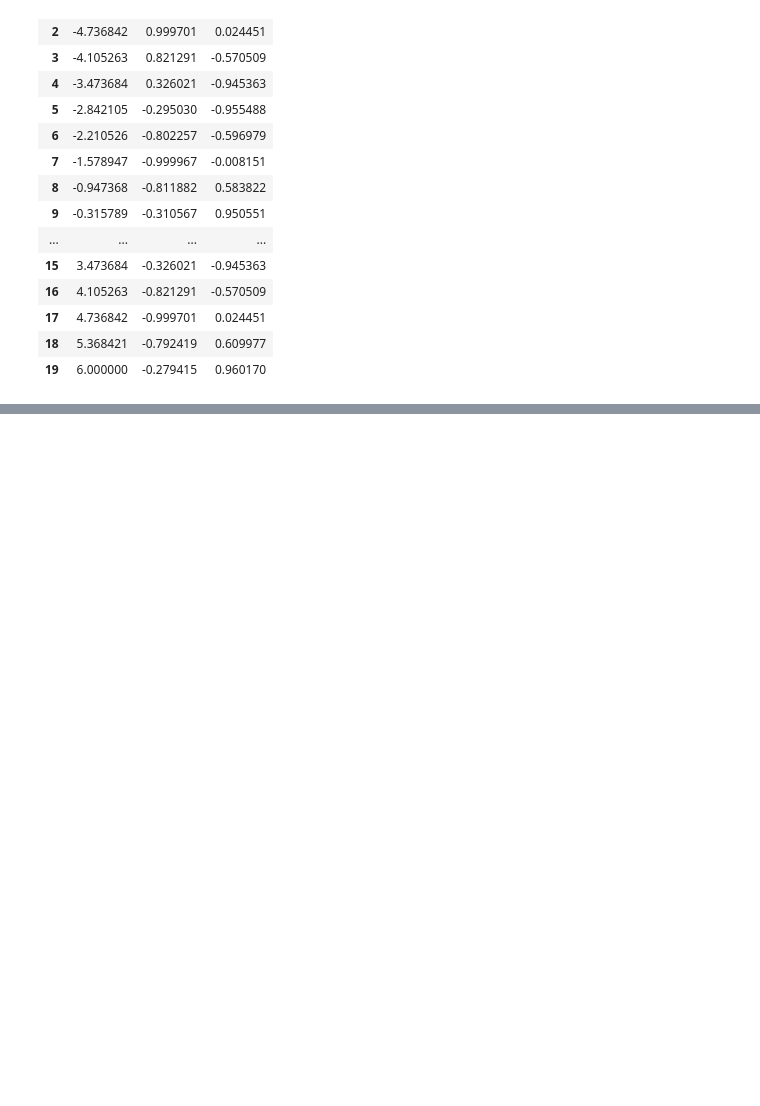
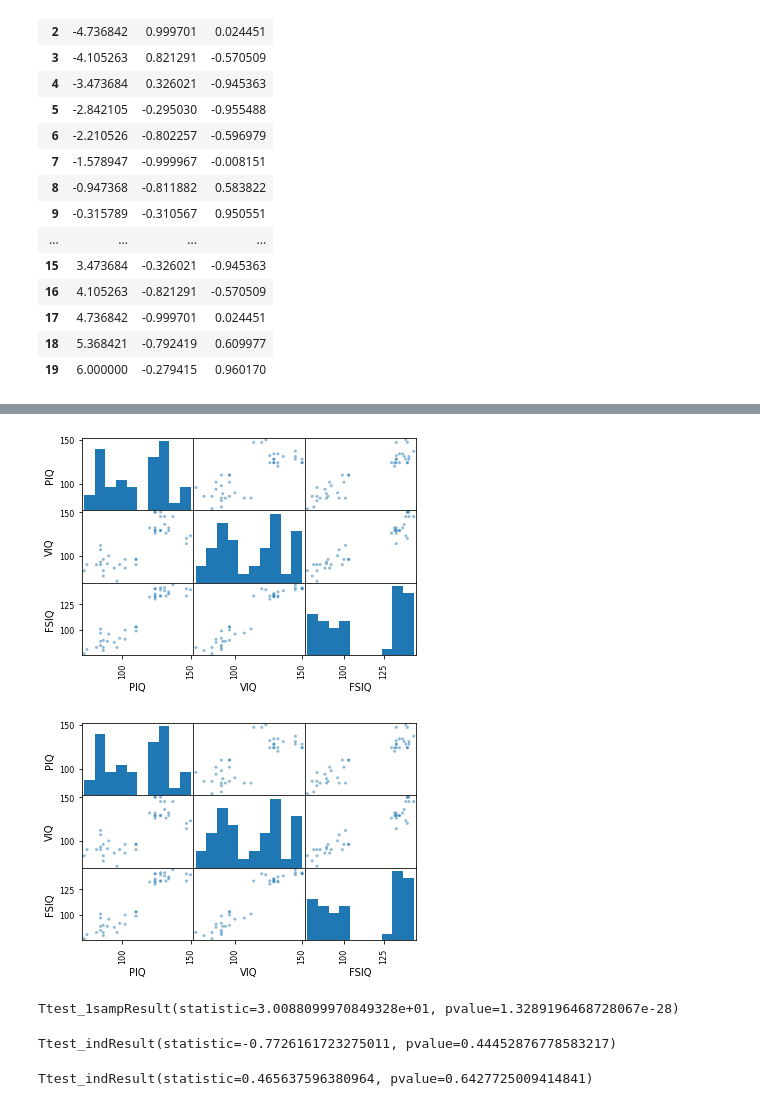
Before and after one commit to Gbrennanj/pythonstats, a Jupyter notebook: pystats.ipynb, the cells around one changed output, grey strips where cells are left out. Drawn from its saved outputs; the diff is of its cells as text; code cells hidden in the pictures; blank space fills up the shorter version.

```diff
--- a/pystats.ipynb
+++ b/pystats.ipynb
@@ -44,0 +86,5 @@ pd.DataFrame({'t': t, 'sin': sin_t, 'cos': cos_t})
+# %%
+groupby_gender = data.groupby('Gender')
+# %%
+for gender, value in groupby_gender['VIQ']:
+    print((gender, value.mean()))
@@ -44,0 +167,9 @@ pd.DataFrame({'t': t, 'sin': sin_t, 'cos': cos_t})
+# %%
+for gender, value in groupby_gender ['PIQ', 'VIQ', 'FSIQ']: scatter_matrix(data[['PIQ', 'VIQ', 'FSIQ']])
+# %% [output]
+[figure, added]
+[figure, added]
+# %%
+stats.ttest_1samp(data['VIQ'], 0)
+# %% [output]
+Ttest_1sampResult(statistic=3.0088099970849328e+01, pvalue=1.3289196468728067e-28)
@@ -44,0 +180,8 @@ pd.DataFrame({'t': t, 'sin': sin_t, 'cos': cos_t})
+# %%
+stats.ttest_ind(female_viq, male_viq)
+# %% [output]
+Ttest_indResult(statistic=-0.7726161723275011, pvalue=0.44452876778583217)
+# %%
+stats.ttest_ind(data['FSIQ'], data['PIQ'])
+# %% [output]
+Ttest_indResult(statistic=0.465637596380964, pvalue=0.6427725009414841)
```
Also changed, not shown: parts of 33 cells of this notebook.
